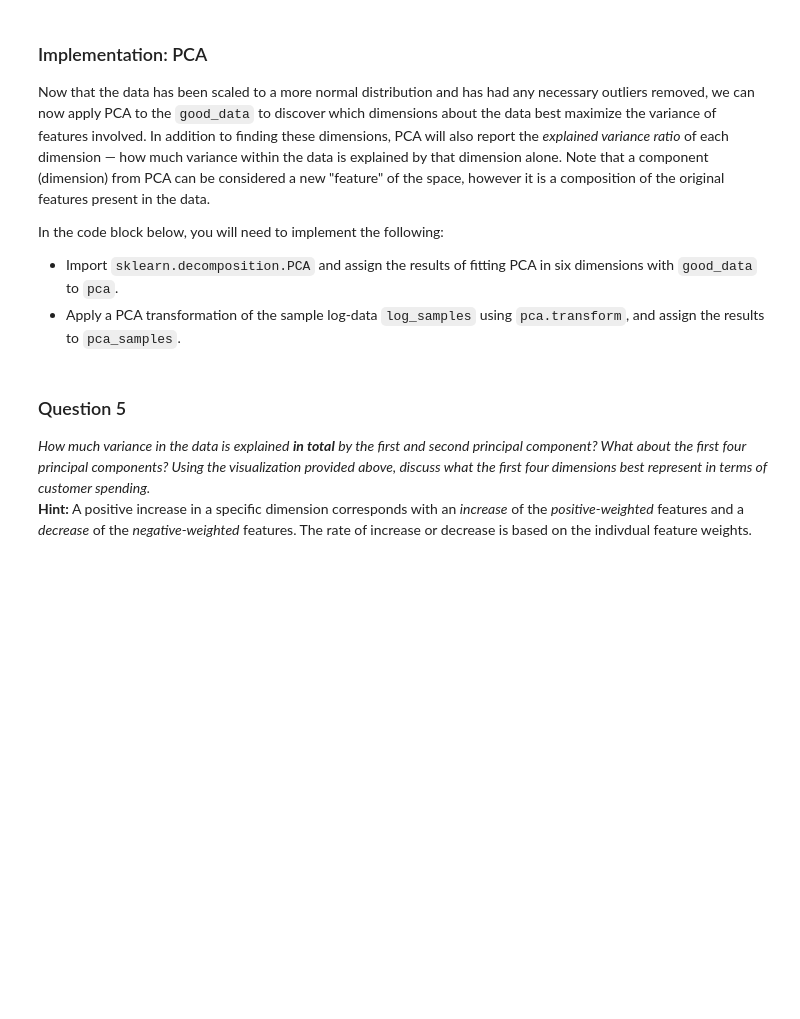
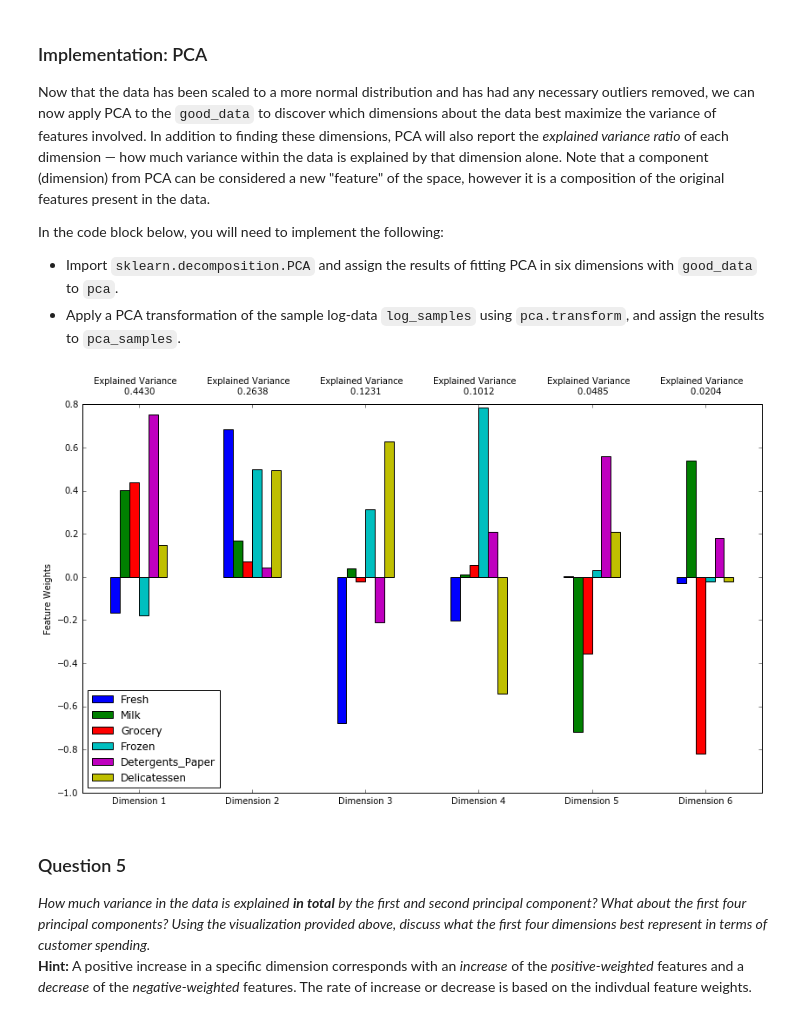
Before and after one commit to adammalpass/machine-learning, a Jupyter notebook: projects/customer_segments/customer_segments.ipynb, the cells around one changed output. Drawn from its saved outputs; the diff is of its cells as text; code cells hidden in the pictures; blank space fills up the shorter version.

Commit message:
Completed up to and including Cluster Visualisation

```diff
--- a/projects/customer_segments/customer_segments.ipynb
+++ b/projects/customer_segments/customer_segments.ipynb
@@ -201,20 +201,20 @@ Once you have performed this implementation, the dataset will be stored in the v
 for feature in log_data.keys():
 
     # TODO: Calculate Q1 (25th percentile of the data) for the given feature
-    Q1 = None
+    Q1 = np.percentile(log_data[feature], 25)
 
     # TODO: Calculate Q3 (75th percentile of the data) for the given feature
-    Q3 = None
+    Q3 = np.percentile(log_data[feature], 75)
 
     # TODO: Use the interquartile range to calculate an outlier step (1.5 times the interquartile range)
-    step = None
+    step = 1.5 * (Q3 - Q1)
 
     # Display the outliers
     print "Data points considered outliers for the feature '{}':".format(feature)
     display(log_data[~((log_data[feature] >= Q1 - step) & (log_data[feature] <= Q3 + step))])
 
 # OPTIONAL: Select the indices for data points you wish to remove
-outliers  = []
+outliers  = [65, 66, 75, 128, 154]
 
 # Remove the outliers, if any were specified
 good_data = log_data.drop(log_data.index[outliers]).reset_index(drop = True)
@@ -236,13 +308,16 @@ In the code block below, you will need to implement the following:
  - Apply a PCA transformation of the sample log-data `log_samples` using `pca.transform`, and assign the results to `pca_samples`.
 # %%
 # TODO: Apply PCA by fitting the good data with the same number of dimensions as features
-pca = None
+from sklearn.decomposition import PCA
+pca = PCA(n_components = 6).fit(good_data)
 
 # TODO: Transform the sample log-data using the PCA fit above
-pca_samples = None
+pca_samples = pca.fit_transform(good_data)
 
 # Generate PCA results plot
 pca_results = vs.pca_results(good_data, pca)
+# %% [output]
+[figure, added]
 # %% [markdown]
 ### Question 5
 *How much variance in the data is explained* ***in total*** *by the first and second principal component? What about the first four principal components? Using the visualization provided above, discuss what the first four dimensions best represent in terms of customer spending.*
```
Also changed, not shown: parts of 16 cells of this notebook.
